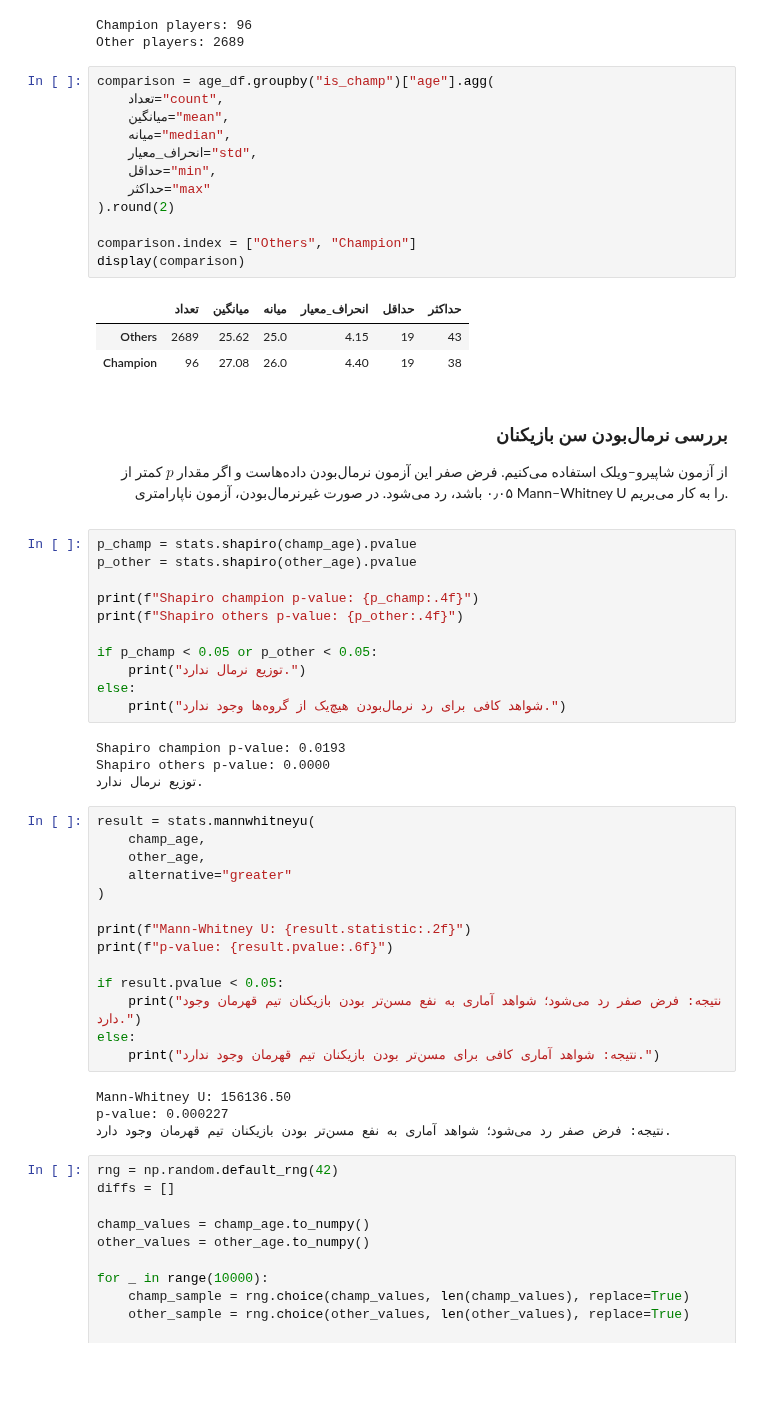
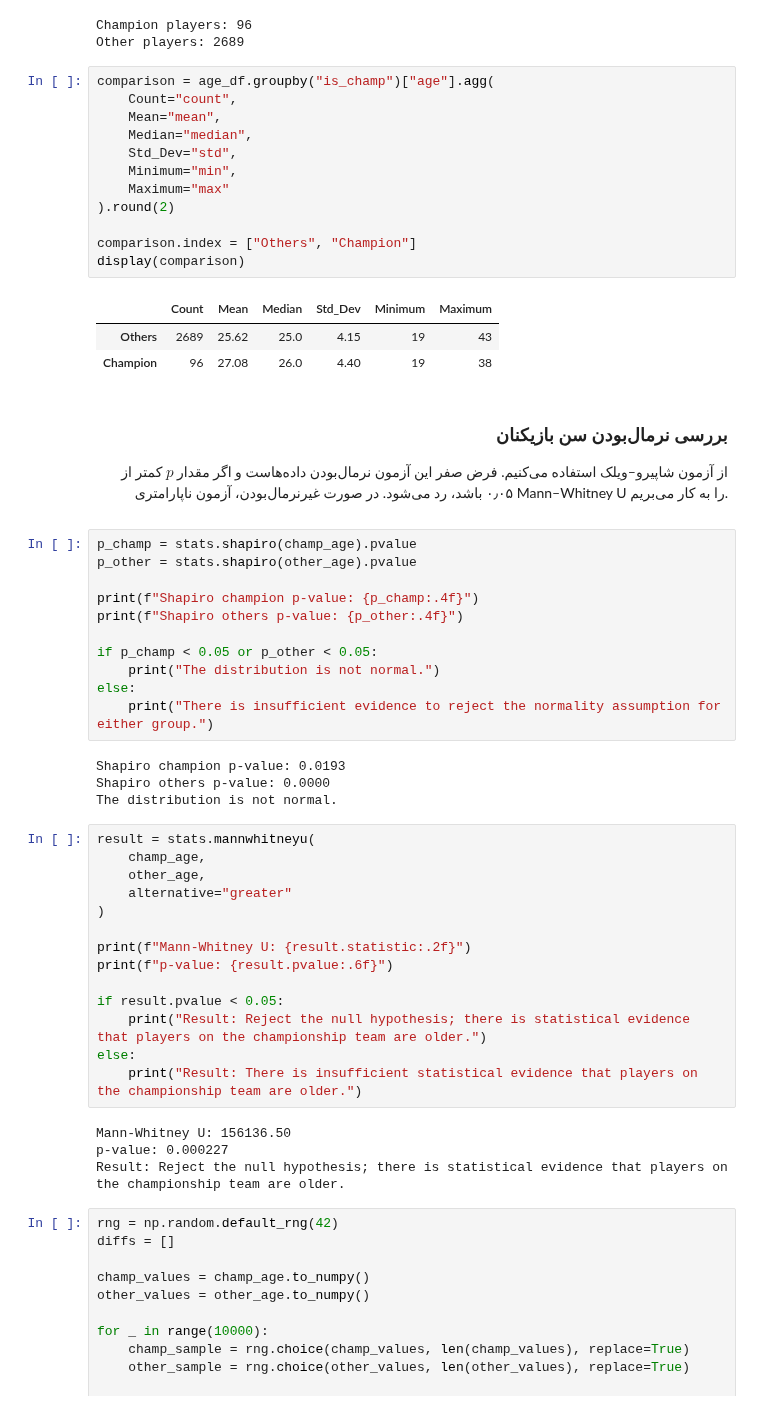
Before and after one commit to bahramzarean/QBC-Group3-EDA-NBA-Analysis, a Jupyter notebook: NBA/NBA_EDA.ipynb, the cells around one changed output. Drawn from its saved outputs; the diff is of its cells as text; blank space fills up the shorter version.

```diff
--- a/NBA/NBA_EDA.ipynb
+++ b/NBA/NBA_EDA.ipynb
@@ -772,18 +784,18 @@ Champion players: 96
 Other players: 2689
 # %%
 comparison = age_df.groupby("is_champ")["age"].agg(
-    تعداد="count",
-    میانگین="mean",
-    میانه="median",
-    انحراف_معیار="std",
-    حداقل="min",
-    حداکثر="max"
+    Count="count",
+    Mean="mean",
+    Median="median",
+    Std_Dev="std",
+    Minimum="min",
+    Maximum="max"
 ).round(2)
 
 comparison.index = ["Others", "Champion"]
 display(comparison)
 # %% [output]
-|  | تعداد | میانگین | میانه | انحراف_معیار | حداقل | حداکثر |
+|  | Count | Mean | Median | Std_Dev | Minimum | Maximum |
 | Others | 2689 | 25.62 | 25.0 | 4.15 | 19 | 43 |
 | Champion | 96 | 27.08 | 26.0 | 4.40 | 19 | 38 |
 # %% [markdown]
@@ -802,13 +814,13 @@ print(f"Shapiro champion p-value: {p_champ:.4f}")
 print(f"Shapiro others p-value: {p_other:.4f}")
 
 if p_champ < 0.05 or p_other < 0.05:
-    print("توزیع نرمال ندارد.")
+    print("The distribution is not normal.")
 else:
-    print("شواهد کافی برای رد نرمال‌بودن هیچ‌یک از گروه‌ها وجود ندارد.")
+    print("There is insufficient evidence to reject the normality assumption for either group.")
 # %% [output]
 Shapiro champion p-value: 0.0193
 Shapiro others p-value: 0.0000
-توزیع نرمال ندارد.
+The distribution is not normal.
 # %%
 result = stats.mannwhitneyu(
     champ_age,
@@ -820,13 +832,13 @@ print(f"Mann-Whitney U: {result.statistic:.2f}")
 print(f"p-value: {result.pvalue:.6f}")
 
 if result.pvalue < 0.05:
-    print("نتیجه: فرض صفر رد می‌شود؛ شواهد آماری به نفع مسن‌تر بودن بازیکنان تیم قهرمان وجود دارد.")
+    print("Result: Reject the null hypothesis; there is statistical evidence that players on the championship team are older.")
 else:
-    print("نتیجه: شواهد آماری کافی برای مسن‌تر بودن بازیکنان تیم قهرمان وجود ندارد.")
+    print("Result: There is insufficient statistical evidence that players on the championship team are older.")
 # %% [output]
 Mann-Whitney U: 156136.50
 p-value: 0.000227
-نتیجه: فرض صفر رد می‌شود؛ شواهد آماری به نفع مسن‌تر بودن بازیکنان تیم قهرمان وجود دارد.
+Result: Reject the null hypothesis; there is statistical evidence that players on the championship team are older.
 # %%
 rng = np.random.default_rng(42)
 diffs = []
```
Also changed, not shown: parts of 8 cells of this notebook.
